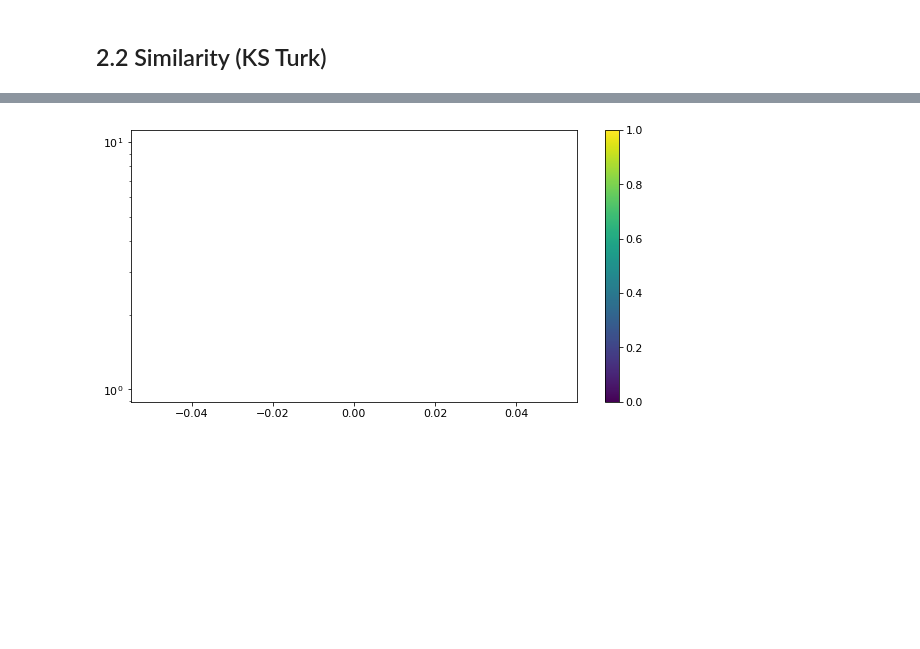
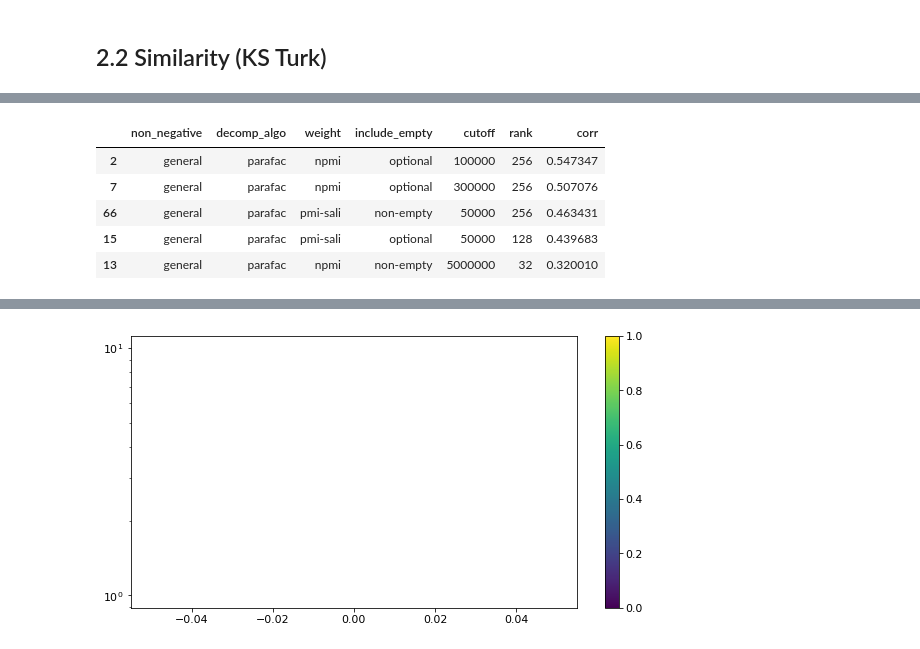
Before and after one commit to makrai/verb-tensor, a Jupyter notebook: eval.ipynb, the cells around one changed output, grey strips where cells are left out. Cells and saved outputs as stored; diff of their text form; code cells hidden in the pictures; blank space fills up the shorter version.

```diff
--- a/eval.ipynb
+++ b/eval.ipynb
@@ -440,0 +451,9 @@ df.sort_values('corr', ascending=False).head()
+# %%
+df[(df.decomp_algo=='parafac')].head() # Experiments running on percy.
+# %% [output]
+|  | non_negative | decomp_algo | weight | include_empty | cutoff | rank | corr |
+| 2 | general | parafac | npmi | optional | 100000 | 256 | 0.547347 |
+| 7 | general | parafac | npmi | optional | 300000 | 256 | 0.507076 |
+| 66 | general | parafac | pmi-sali | non-empty | 50000 | 256 | 0.463431 |
+| 15 | general | parafac | pmi-sali | optional | 50000 | 128 | 0.439683 |
+| 13 | general | parafac | npmi | non-empty | 5000000 | 32 | 0.320010 |
```
Also changed, not shown: parts of 13 cells of this notebook.
